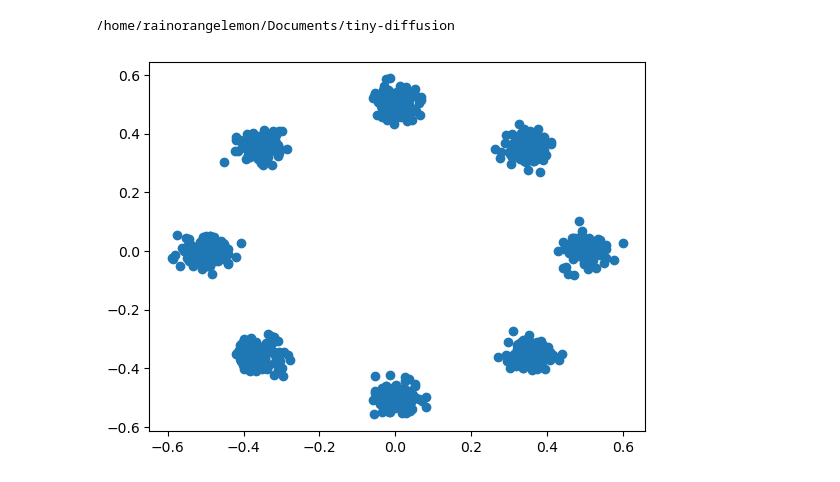
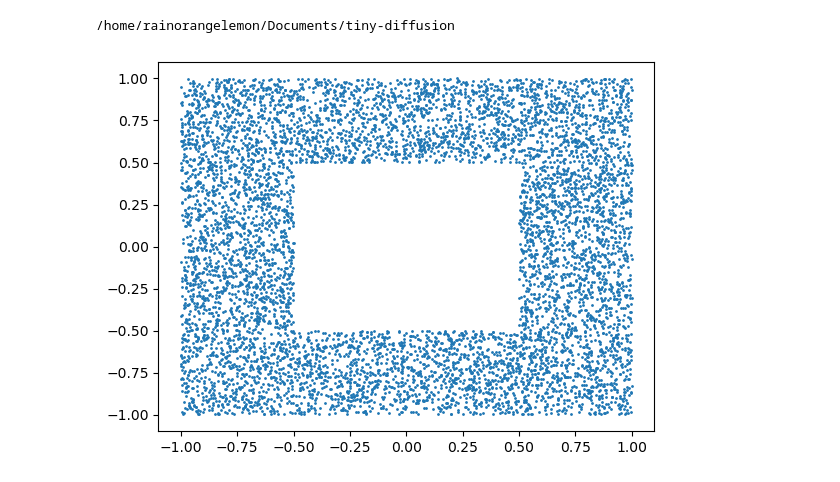
Before and after one commit to rainorangelemon/complift-2d-and-clevr, a Jupyter notebook: notebooks/play.ipynb, the cells around one changed output. Cells and saved outputs as stored; diff of their text form; code cells hidden in the pictures.

```diff
--- a/notebooks/play.ipynb
+++ b/notebooks/play.ipynb
@@ -14,7 +12,10 @@ points = composition_product_1_dataset(1000).tensors[0].numpy()
+# %%
+points_1 = generate_data_points(n=8000, dataset='negation_a3')
+points_2 = generate_data_points(n=8000, dataset='negation_a3')
 # %%
-# draw the points
+# plot the data
 import matplotlib.pyplot as plt
-plt.scatter(points[:, 0], points[:, 1])
+plt.scatter(points_1[:, 0], points_1[:, 1], s=1)
 plt.show()
 # %% [output]
-[figure, old version]
+[figure, new version]
```
Also changed, not shown: parts of 2 cells of this notebook, 5 other files.
